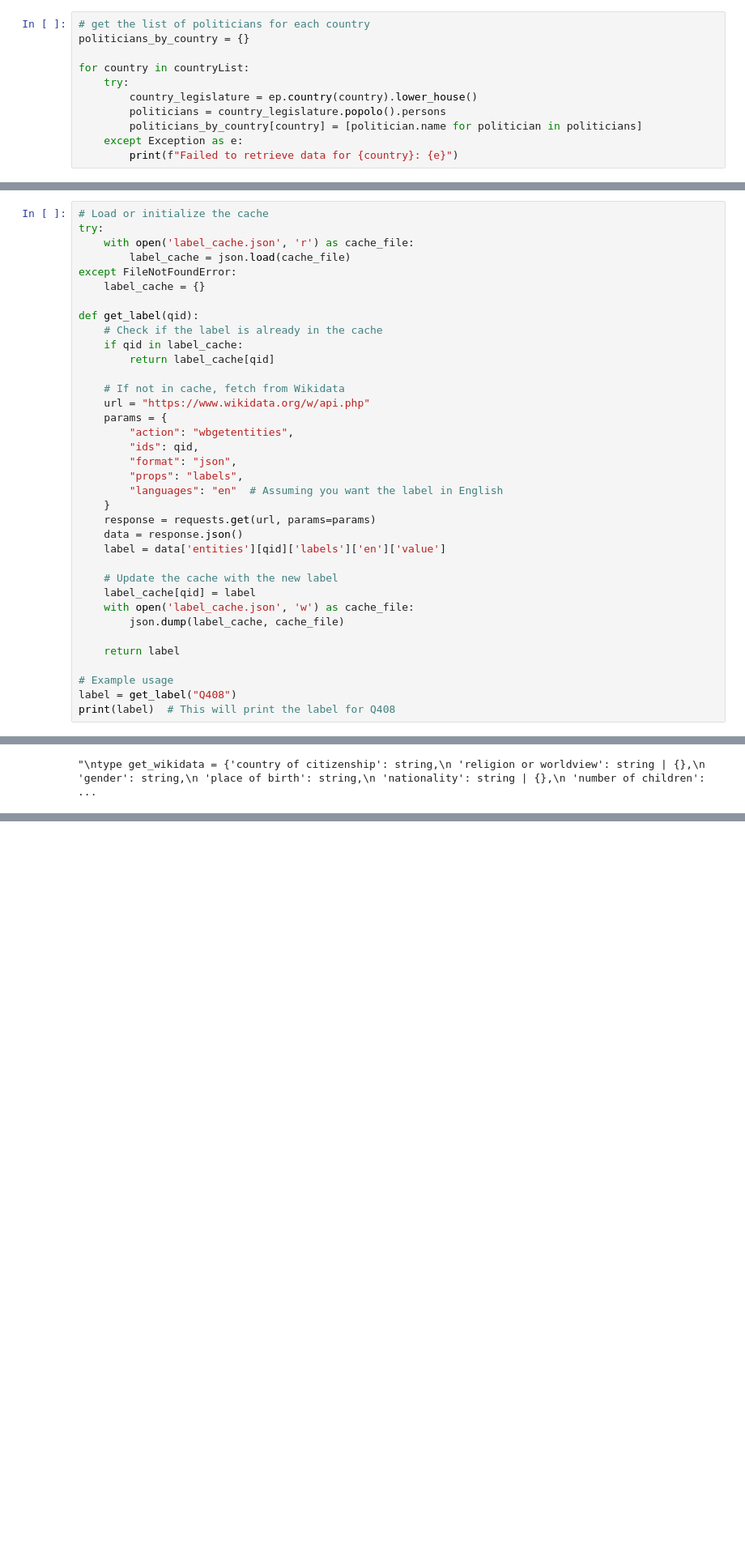
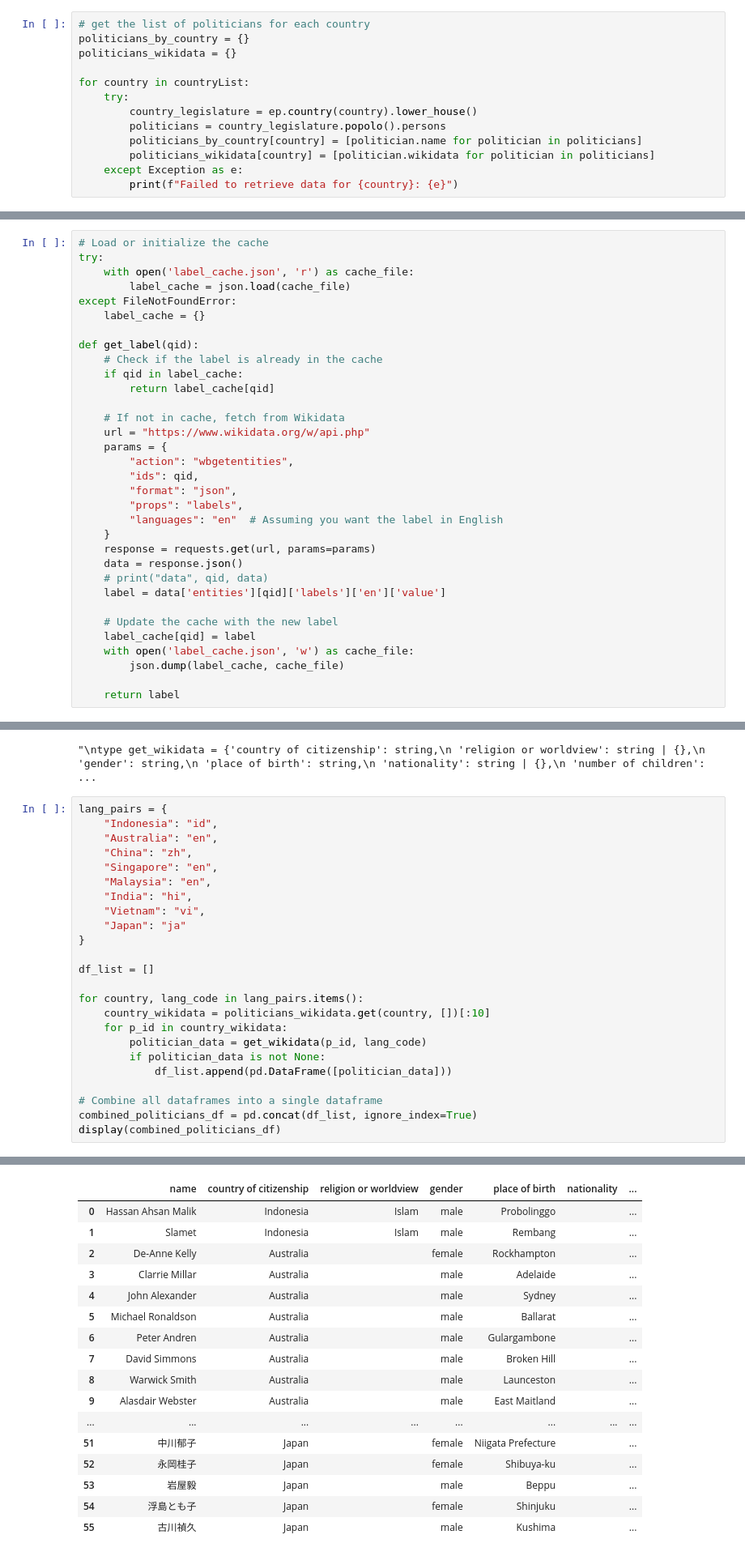
Before and after one commit to pclk/PopFigExpert, a Jupyter notebook: scrape/wiki_scrape.ipynb, the cells around one changed output, grey strips where cells are left out. Shown at 81% size. Cells and saved outputs as stored; diff of their text form; blank space fills up the shorter version.

Commit message:
scraping upgrade: can scrape every country alr. but did receive 1 small json error for key 'en'. likely the labels

```diff
--- a/scrape/wiki_scrape.ipynb
+++ b/scrape/wiki_scrape.ipynb
@@ -37,12 +48,14 @@ print(countryList)
 # %%
 # get the list of politicians for each country
 politicians_by_country = {}
+politicians_wikidata = {}
 
 for country in countryList:
     try:
         country_legislature = ep.country(country).lower_house()
         politicians = country_legislature.popolo().persons
         politicians_by_country[country] = [politician.name for politician in politicians]
+        politicians_wikidata[country] = [politician.wikidata for politician in politicians]
     except Exception as e:
         print(f"Failed to retrieve data for {country}: {e}")
 # %% [output]
@@ -90,6 +85,7 @@ def get_label(qid):
     }
     response = requests.get(url, params=params)
     data = response.json()
+    # print("data", qid, data)
     label = data['entities'][qid]['labels']['en']['value']
 
     # Update the cache with the new label
@@ -98,7 +94,3 @@ def get_label(qid):
         json.dump(label_cache, cache_file)
 
     return label
-
-# Example usage
-label = get_label("Q408")
-print(label)  # This will print the label for Q408
@@ -232,3 +212,28 @@ type get_wikidata = {
 """
 # %% [output]
 "\ntype get_wikidata = {'country of citizenship': string,\n 'religion or worldview': string | {},\n 'gender': string,\n 'place of birth': string,\n 'nationality': string | {},\n 'number of children':  ...
+# %%
+lang_pairs = {
+    "Indonesia": "id",
+    "Australia": "en",
+    "China": "zh",
+    "Singapore": "en",
+    "Malaysia": "en",
+    "India": "hi",
+    "Vietnam": "vi",
+    "Japan": "ja"
+}
+
+df_list = []
+
+for country, lang_code in lang_pairs.items():
+    country_wikidata = politicians_wikidata.get(country, [])[:10]
+    for p_id in country_wikidata:
+        politician_data = get_wikidata(p_id, lang_code)
+        if politician_data is not None:
+            df_list.append(pd.DataFrame([politician_data]))
+
+# Combine all dataframes into a single dataframe
+combined_politicians_df = pd.concat(df_list, ignore_index=True)
+display(combined_politicians_df)
+# %% [output]
@@ -235,3 +241,20 @@ type get_wikidata = {
+|  | name | country of citizenship | religion or worldview | gender | place of birth | nationality | ... |
+| 0 | Hassan Ahsan Malik | Indonesia | Islam | male | Probolinggo |  | ... |
+| 1 | Slamet | Indonesia | Islam | male | Rembang |  | ... |
+| 2 | De-Anne Kelly | Australia |  | female | Rockhampton |  | ... |
+| 3 | Clarrie Millar | Australia |  | male | Adelaide |  | ... |
+| 4 | John Alexander | Australia |  | male | Sydney |  | ... |
+| 5 | Michael Ronaldson | Australia |  | male | Ballarat |  | ... |
+| 6 | Peter Andren | Australia |  | male | Gulargambone |  | ... |
+| 7 | David Simmons | Australia |  | male | Broken Hill |  | ... |
+| 8 | Warwick Smith | Australia |  | male | Launceston |  | ... |
+| 9 | Alasdair Webster | Australia |  | male | East Maitland |  | ... |
+| ... | ... | ... | ... | ... | ... | ... | ... |
+| 51 | 中川郁子 | Japan |  | female | Niigata Prefecture |  | ... |
+| 52 | 永岡桂子 | Japan |  | female | Shibuya-ku |  | ... |
+| 53 | 岩屋毅 | Japan |  | male | Beppu |  | ... |
+| 54 | 浮島とも子 | Japan |  | female | Shinjuku |  | ... |
+| 55 | 古川禎久 | Japan |  | male | Kushima |  | ... |
 # %%
 # test function to scrape Australia
 def scrape_australia():
```
Also changed, not shown: parts of 8 cells of this notebook, 1 other file.
